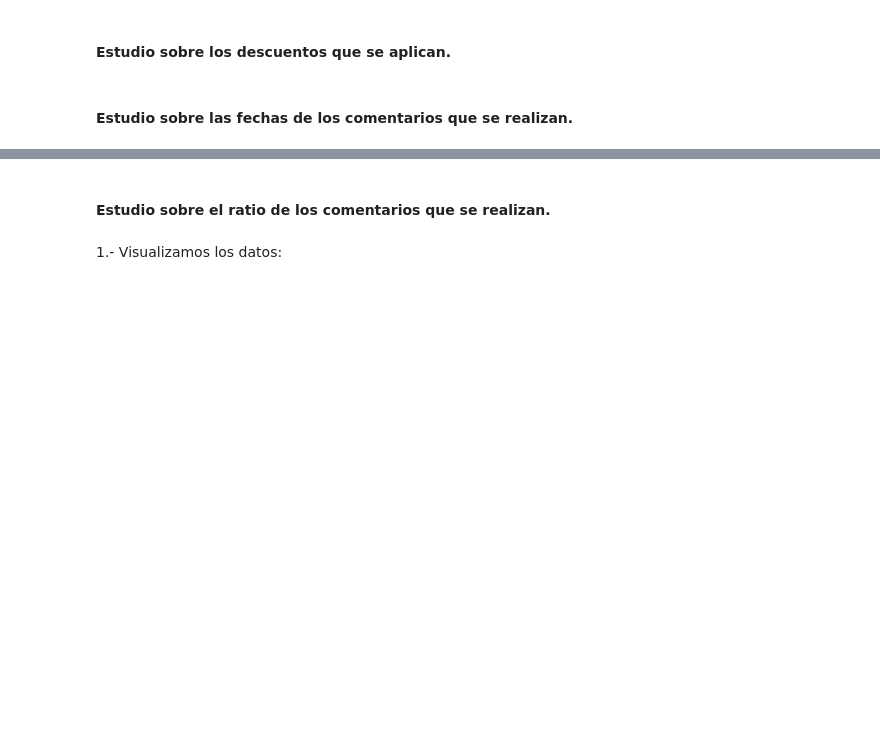
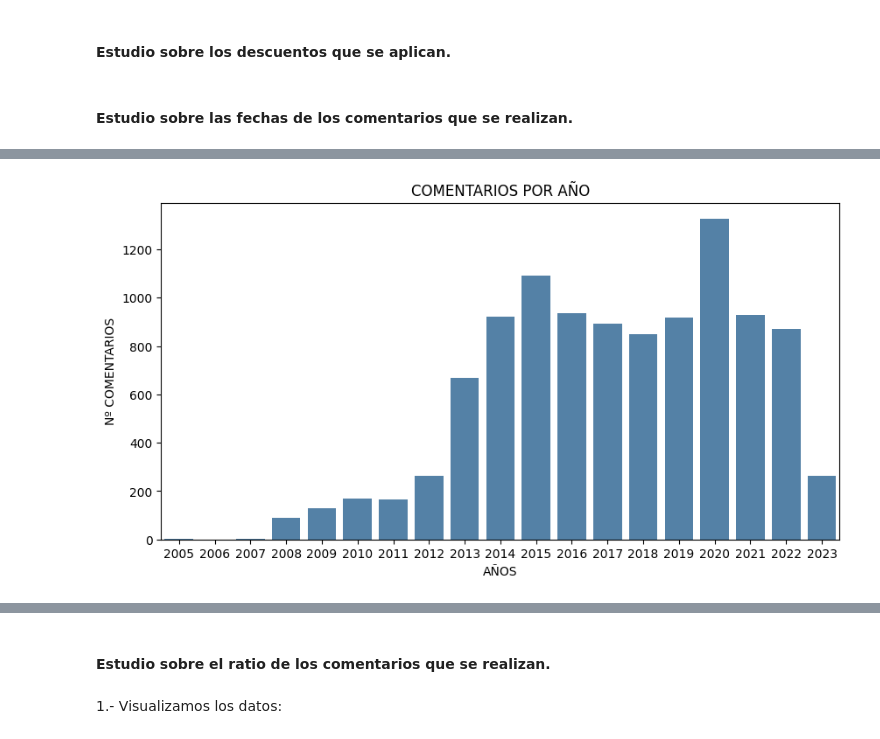
Before and after one commit to 75Engel/Proyecto_tienda_online, a Jupyter notebook: src/Notebook/sql.ipynb, the cells around one changed output, grey strips where cells are left out. Cells and saved outputs as stored; diff of their text form; code cells hidden in the pictures; blank space fills up the shorter version.

```diff
--- a/src/Notebook/sql.ipynb
+++ b/src/Notebook/sql.ipynb
@@ -247,0 +356,12 @@ sql_query(query)
+# %%
+plt.figure(figsize=(10,5))
+query='''select count (COMMENT) AS COMENTARIOS, strftime ('%Y',DATE) as YEAR from COMMENT GROUP BY YEAR'''
+total=sql_query(query)
+total.loc[len(total)] = [0,2006]
+total.iloc[:,1]=total.iloc[:,1].astype(int)
+sns.barplot(x=total['YEAR'],y=total['COMENTARIOS'],color="steelblue")
+plt.ylabel("Nº COMENTARIOS")
+plt.xlabel("AÑOS")
+plt.title("COMENTARIOS POR AÑO");
+# %% [output]
+[figure, added]
```
Also changed, not shown: parts of 22 cells of this notebook, 2 other files.
